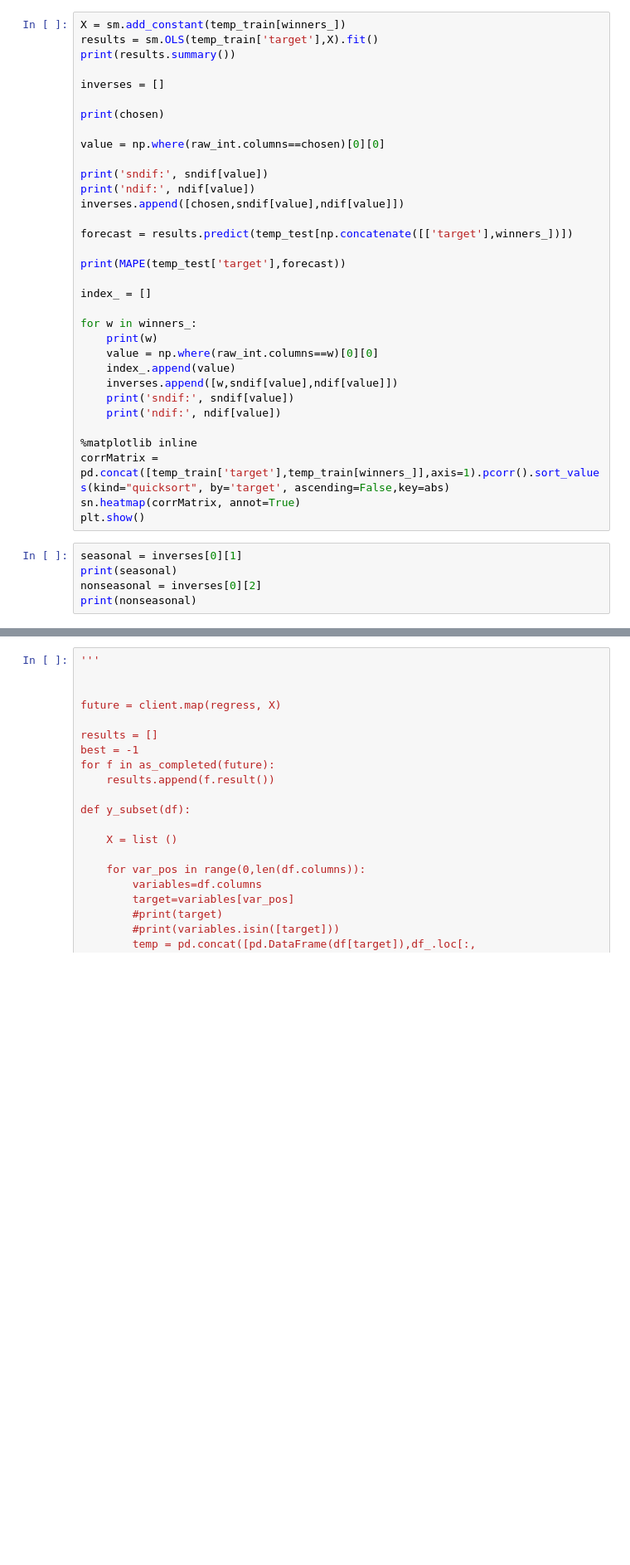
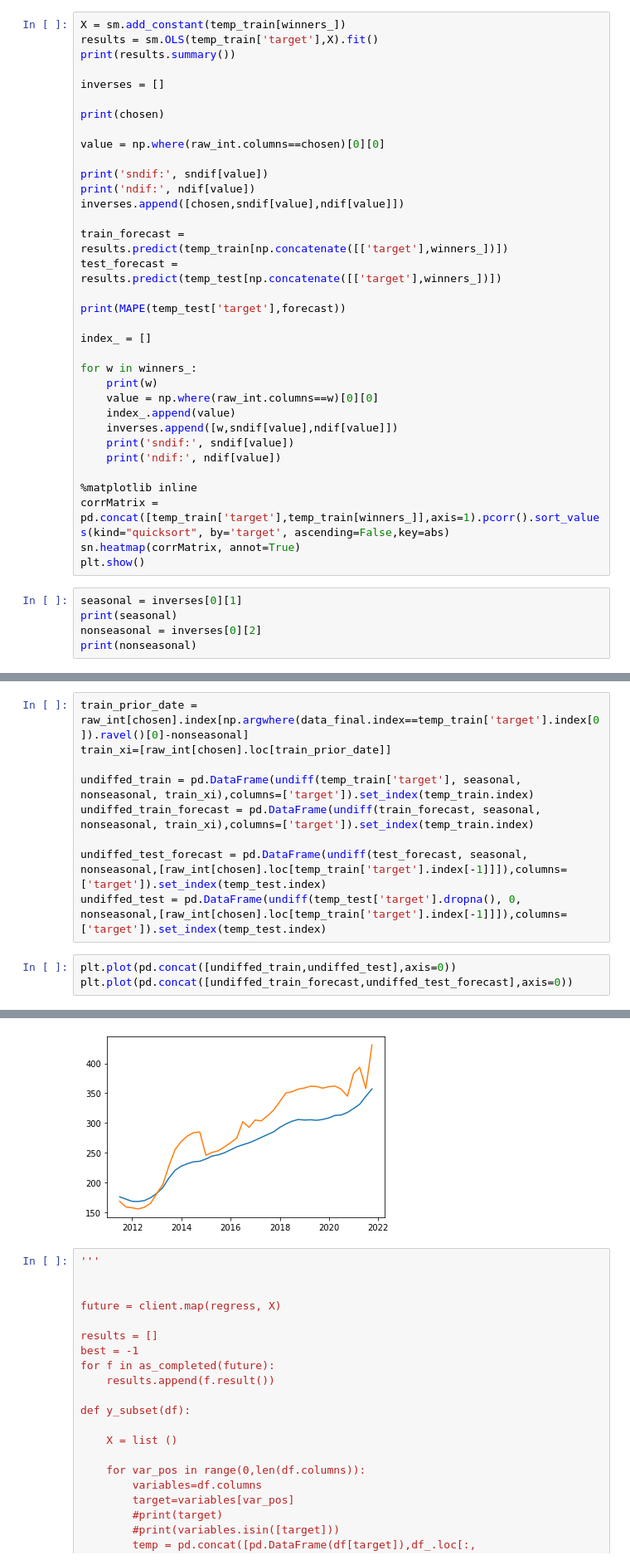
Before and after one commit to thistleknot/py_sock_par, a Jupyter notebook: Fred Analysis.ipynb, the cells around one changed output, grey strips where cells are left out. Shown at 83% size. Cells and saved outputs as stored; diff of their text form; blank space fills up the shorter version.

```diff
--- a/Fred Analysis.ipynb
+++ b/Fred Analysis.ipynb
@@ -771,7 +826,8 @@ print('sndif:', sndif[value])
 print('ndif:', ndif[value])
 inverses.append([chosen,sndif[value],ndif[value]])
 
-forecast = results.predict(temp_test[np.concatenate([['target'],winners_])])
+train_forecast = results.predict(temp_train[np.concatenate([['target'],winners_])])
+test_forecast = results.predict(temp_test[np.concatenate([['target'],winners_])])
 
 print(MAPE(temp_test['target'],forecast))
 
@@ -885,0 +867,13 @@ print(raw_int[chosen].iloc[position_fore_og_raw])
+# %%
+train_prior_date = raw_int[chosen].index[np.argwhere(data_final.index==temp_train['target'].index[0]).ravel()[0]-nonseasonal]
+train_xi=[raw_int[chosen].loc[train_prior_date]]
+
+undiffed_train = pd.DataFrame(undiff(temp_train['target'], seasonal, nonseasonal, train_xi),columns=['target']).set_index(temp_train.index)
+undiffed_train_forecast = pd.DataFrame(undiff(train_forecast, seasonal, nonseasonal, train_xi),columns=['target']).set_index(temp_train.index)
+
+undiffed_test_forecast = pd.DataFrame(undiff(test_forecast, seasonal, nonseasonal,[raw_int[chosen].loc[temp_train['target'].index[-1]]]),columns=['target']).set_index(temp_test.index)
+undiffed_test = pd.DataFrame(undiff(temp_test['target'].dropna(), 0, nonseasonal,[raw_int[chosen].loc[temp_train['target'].index[-1]]]),columns=['target']).set_index(temp_test.index)
+# %%
+plt.plot(pd.concat([undiffed_train,undiffed_test],axis=0))
+plt.plot(pd.concat([undiffed_train_forecast,undiffed_test_forecast],axis=0))
+# %% [output]
@@ -886,3 +881,4 @@ print(raw_int[chosen].iloc[position_fore_og_raw])
+[figure, added]
 # %%
 '''
 
```
Also changed, not shown: parts of 6 cells of this notebook.
